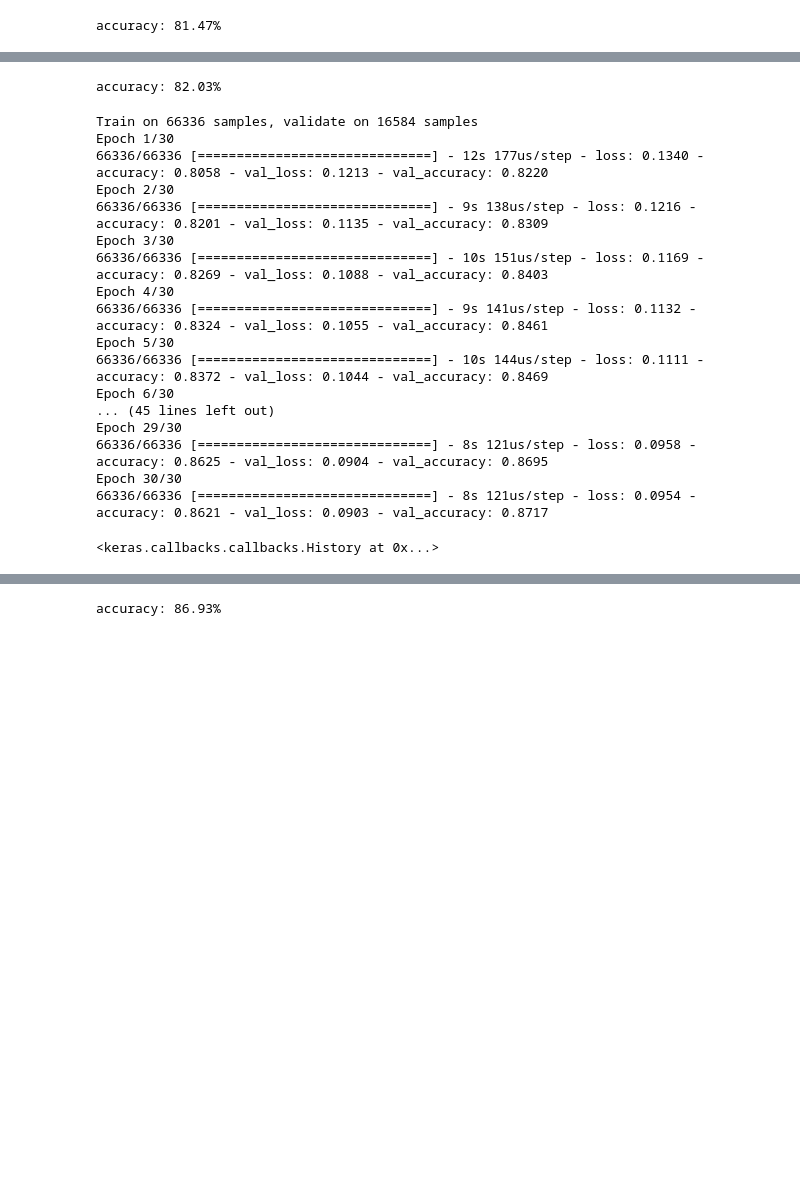
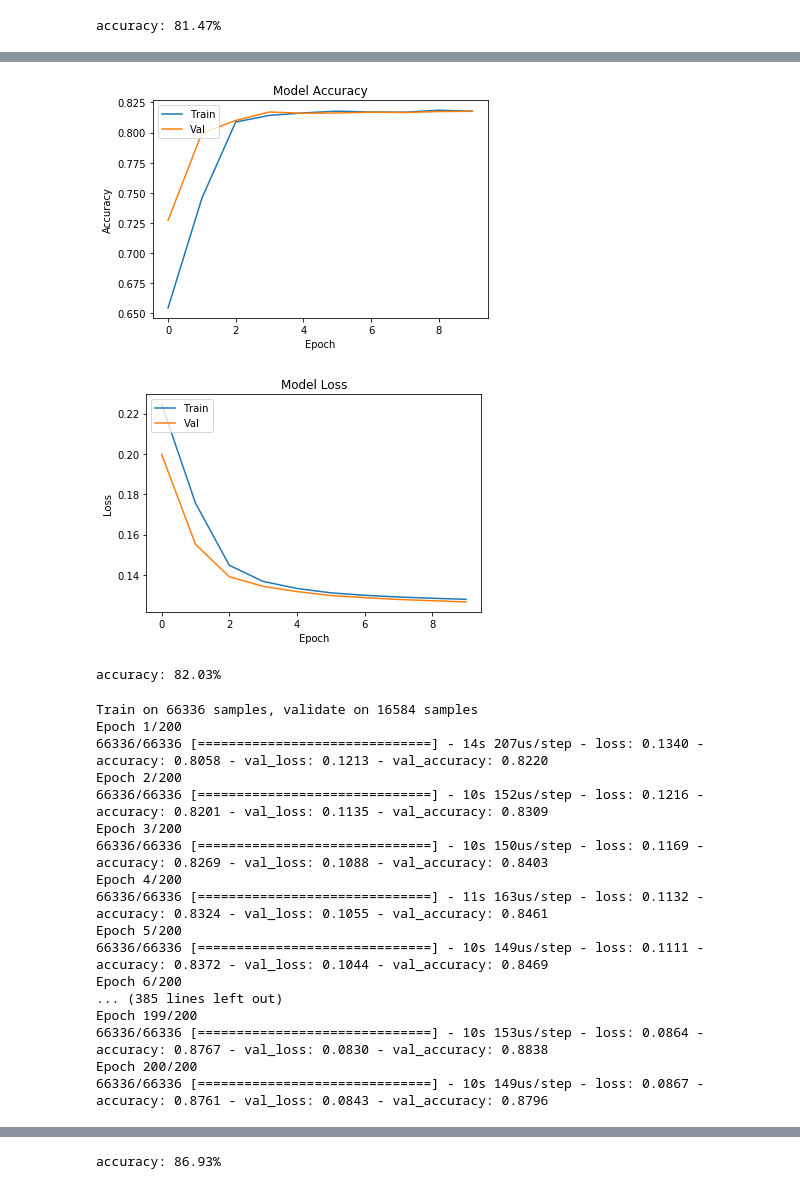
Before and after one commit to chamikasudusinghe/nocml, a Jupyter notebook: ver 5.2/wat_r1_model-v1.ipynb, the cells around one changed output, grey strips where cells are left out. Cells and saved outputs as stored; diff of their text form; code cells hidden in the pictures; blank space fills up the shorter version.

```diff
--- a/ver 5.2/wat_r1_model-v1.ipynb
+++ b/ver 5.2/wat_r1_model-v1.ipynb
@@ -653,7 +674,7 @@ model.add(Dense(2, activation='relu'))
 model.add(Dense(1, activation='sigmoid'))
 model.compile(optimizer='sgd', loss='mean_squared_error', metrics=['accuracy'])
 early_stopping_monitor = EarlyStopping(patience=20)
-model.fit(X_train, y_train, epochs=10, validation_split=0.2 )
+history = model.fit(X_train, y_train, epochs=10, validation_split=0.2 )
 # %% [output]
 Train on 66336 samples, validate on 16584 samples
 Epoch 1/10
@@ -676,3 +696,24 @@ Epoch 10/10
+# %%
+# Plot training & validation accuracy values
+plt.plot(history.history['accuracy'])
+plt.plot(history.history['val_accuracy'])
+plt.title('Model Accuracy')
+plt.ylabel('Accuracy')
+plt.xlabel('Epoch')
+plt.legend(['Train', 'Val'], loc='upper left')
+plt.show()
+
+# Plot training & validation loss values
+plt.plot(history.history['loss'])
+plt.plot(history.history['val_loss'])
+plt.title('Model Loss')
+plt.ylabel('Loss')
+plt.xlabel('Epoch')
+plt.legend(['Train', 'Val'], loc='upper left')
+plt.show()
+# %% [output]
+[figure, added]
+[figure, added]
 # %%
 scores = model.evaluate(X_test, y_test, verbose=0)
 print("%s: %.2f%%" % (model.metrics_names[1], scores[1]*100))
@@ -693,23 +734,22 @@ model.add(Dense(1, activation='sigmoid'))
 opt = SGD(lr=0.02, momentum=0.9)
 model.compile(optimizer=opt, loss='mean_squared_error', metrics=['accuracy'])
 early_stopping_monitor = EarlyStopping(patience=20)
-model.fit(X_train, y_train, epochs=30, validation_split=0.2)
+history = model.fit(X_train, y_train, epochs=200, validation_split=0.2)
 # %% [output]
 Train on 66336 samples, validate on 16584 samples
-Epoch 1/30
-66336/66336 [==============================] - 12s 177us/step - loss: 0.1340 - accuracy: 0.8058 - val_loss: 0.1213 - val_accuracy: 0.8220
-Epoch 2/30
-66336/66336 [==============================] - 9s 138us/step - loss: 0.1216 - accuracy: 0.8201 - val_loss: 0.1135 - val_accuracy: 0.8309
-Epoch 3/30
-66336/66336 [==============================] - 10s 151us/step - loss: 0.1169 - accuracy: 0.8269 - val_loss: 0.1088 - val_accuracy: 0.8403
-Epoch 4/30
-66336/66336 [==============================] - 9s 141us/step - loss: 0.1132 - accuracy: 0.8324 - val_loss: 0.1055 - val_accuracy: 0.8461
-Epoch 5/30
-66336/66336 [==============================] - 10s 144us/step - loss: 0.1111 - accuracy: 0.8372 - val_loss: 0.1044 - val_accuracy: 0.8469
-Epoch 6/30
-... (45 lines left out)
-Epoch 29/30
-66336/66336 [==============================] - 8s 121us/step - loss: 0.0958 - accuracy: 0.8625 - val_loss: 0.0904 - val_accuracy: 0.8695
-Epoch 30/30
-66336/66336 [==============================] - 8s 121us/step - loss: 0.0954 - accuracy: 0.8621 - val_loss: 0.0903 - val_accuracy: 0.8717
+Epoch 1/200
+66336/66336 [==============================] - 14s 207us/step - loss: 0.1340 - accuracy: 0.8058 - val_loss: 0.1213 - val_accuracy: 0.8220
+Epoch 2/200
+66336/66336 [==============================] - 10s 152us/step - loss: 0.1216 - accuracy: 0.8201 - val_loss: 0.1135 - val_accuracy: 0.8309
+Epoch 3/200
+66336/66336 [==============================] - 10s 150us/step - loss: 0.1169 - accuracy: 0.8269 - val_loss: 0.1088 - val_accuracy: 0.8403
+Epoch 4/200
+66336/66336 [==============================] - 11s 163us/step - loss: 0.1132 - accuracy: 0.8324 - val_loss: 0.1055 - val_accuracy: 0.8461
+Epoch 5/200
+66336/66336 [==============================] - 10s 149us/step - loss: 0.1111 - accuracy: 0.8372 - val_loss: 0.1044 - val_accuracy: 0.8469
+Epoch 6/200
+... (385 lines left out)
+Epoch 199/200
+66336/66336 [==============================] - 10s 153us/step - loss: 0.0864 - accuracy: 0.8767 - val_loss: 0.0830 - val_accuracy: 0.8838
+Epoch 200/200
+66336/66336 [==============================] - 10s 149us/step - loss: 0.0867 - accuracy: 0.8761 - val_loss: 0.0843 - val_accuracy: 0.8796
-<keras.callbacks.callbacks.History at 0x...>
```
Also changed, not shown: parts of 8 cells of this notebook.
